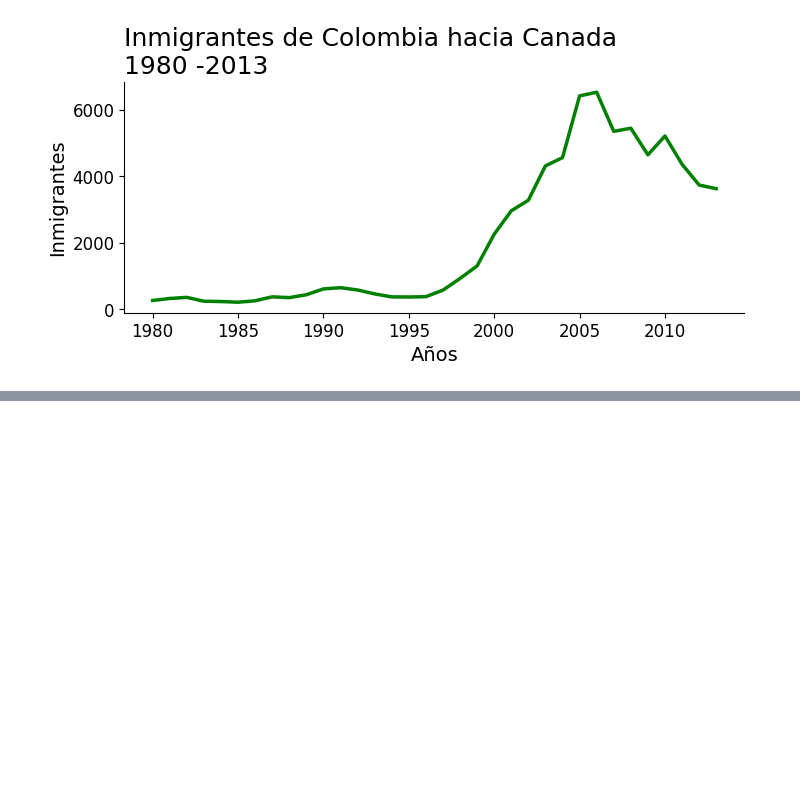
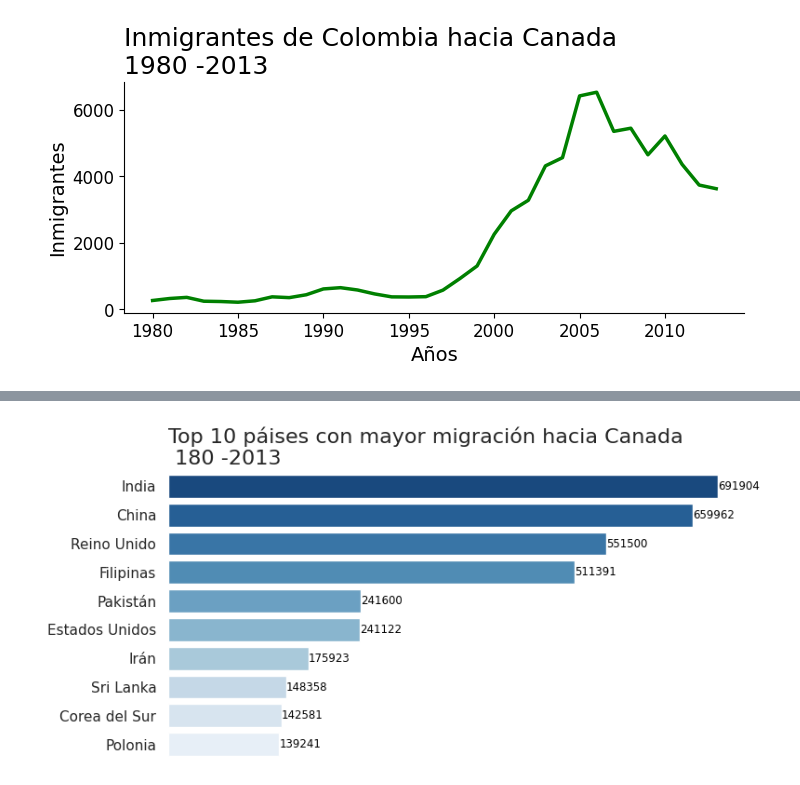
Before and after one commit to cmrondon2000/visualizacion-datos-python, a Jupyter notebook: Creando_Graficos_Python.ipynb, the cells around one changed output, grey strips where cells are left out. Saved outputs shown, nothing was run; the diff lists cells and outputs as text; code cells hidden in the pictures; blank space fills up the shorter version.

```diff
--- a/Creando_Graficos_Python.ipynb
+++ b/Creando_Graficos_Python.ipynb
@@ -521,0 +561,17 @@ plt.show()
+# %%
+def generar_grafico(palette):
+  fig, ax = plt.subplots(figsize=(8,4))
+  ax.set_frame_on(False)
+  ax.xaxis.set_visible(False)
+  ax.tick_params(axis = "y", which = "both", bottom = False, top = False, labelbottom = False)
+  ax = sns.barplot(data = top_10, x = "Total", y = "Pais", orient = "h", palette = palette)
+  ax.set_title("Top 10 páises con mayor migración hacia Canada\n 180 -2013", loc = "left", fontsize=16)
+  ax.set_xlabel("Número de Inmigrantes", fontsize = 14)
+  ax.set_ylabel("")
+  for i,j in enumerate(top_10["Total"]):
+    ax.text(j+20, i, str(j), color = "black", fontsize=8.5, ha = "left", va = "center")
+  plt.show()
+# %%
+generar_grafico("Blues_r")
+# %% [output]
+[figure, added]
```
Also changed, not shown: parts of 14 cells of this notebook.
